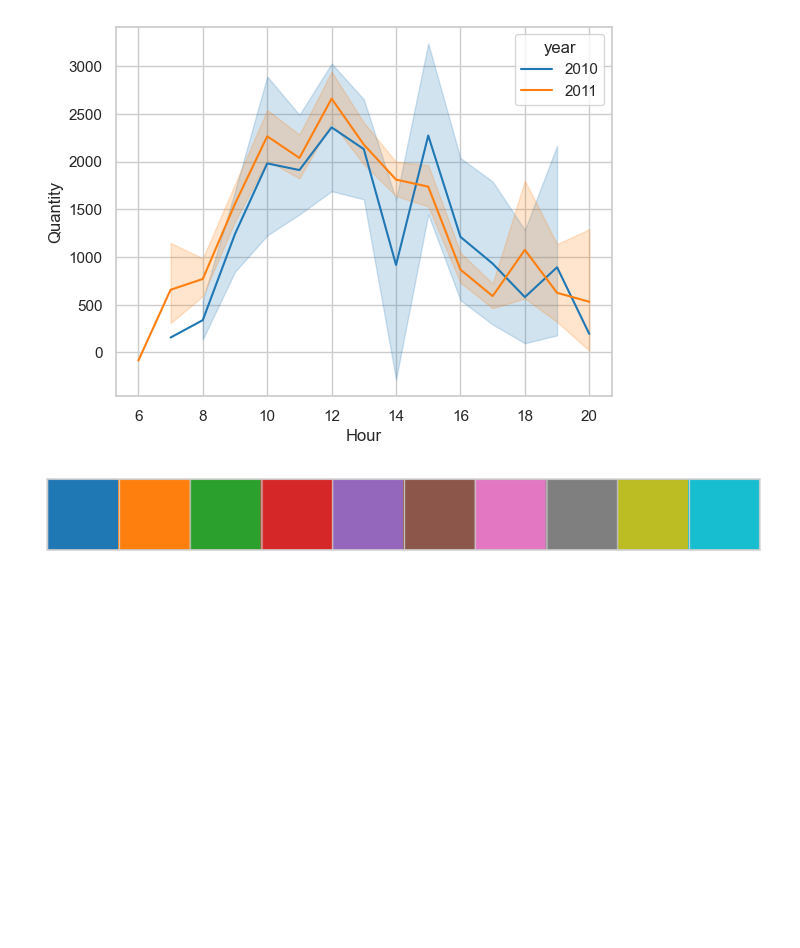
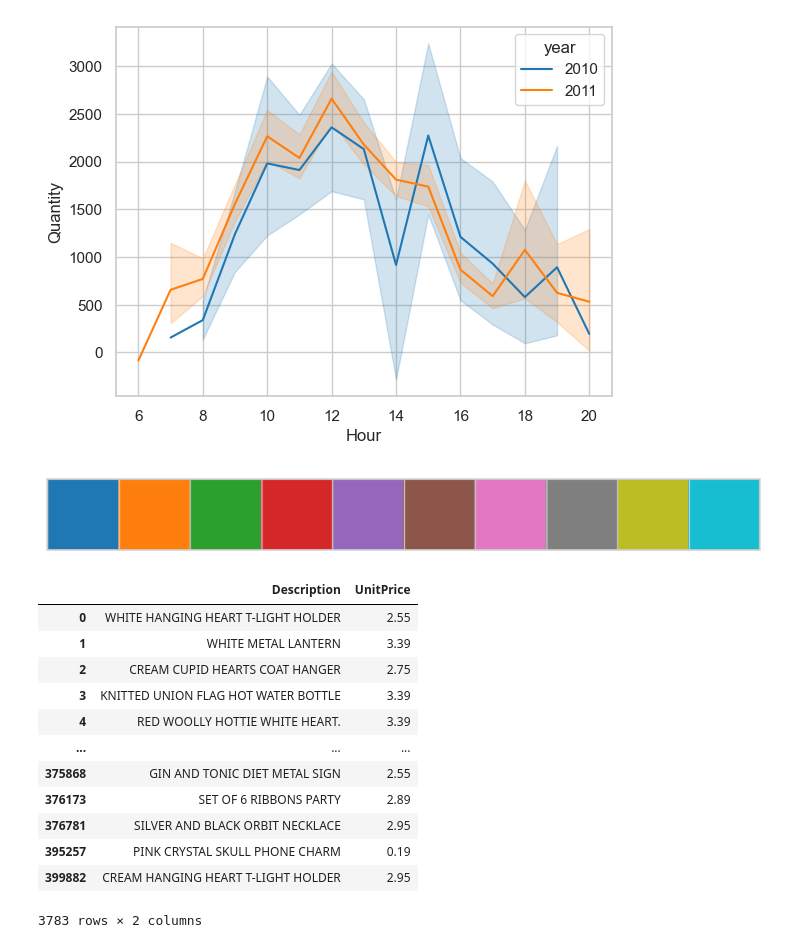
Before and after one commit to GLAZERadr/Data_Science_For_Industry_Task_3, a Jupyter notebook: Data_Exploration.ipynb, the cells around one changed output. Drawn from its saved outputs; the diff is of its cells as text; code cells hidden in the pictures; blank space fills up the shorter version.

```diff
--- a/Data_Exploration.ipynb
+++ b/Data_Exploration.ipynb
@@ -268,0 +271,17 @@ sns.palplot(sns.color_palette('tab10', 10))
+# %%
+perbandingan_harga_item = perbandingan_harga_item.drop_duplicates(subset=['Description'])
+perbandingan_harga_item
+# %% [output]
+|  | Description | UnitPrice |
+| 0 | WHITE HANGING HEART T-LIGHT HOLDER | 2.55 |
+| 1 | WHITE METAL LANTERN | 3.39 |
+| 2 | CREAM CUPID HEARTS COAT HANGER | 2.75 |
+| 3 | KNITTED UNION FLAG HOT WATER BOTTLE | 3.39 |
+| 4 | RED WOOLLY HOTTIE WHITE HEART. | 3.39 |
+| ... | ... | ... |
+| 375868 | GIN AND TONIC DIET METAL SIGN | 2.55 |
+| 376173 | SET OF 6 RIBBONS PARTY | 2.89 |
+| 376781 | SILVER AND BLACK ORBIT NECKLACE | 2.95 |
+| 395257 | PINK CRYSTAL SKULL PHONE CHARM | 0.19 |
+| 399882 | CREAM HANGING HEART T-LIGHT HOLDER | 2.95 |
+3783 rows × 2 columns
```
Also changed, not shown: parts of 2 cells of this notebook.
